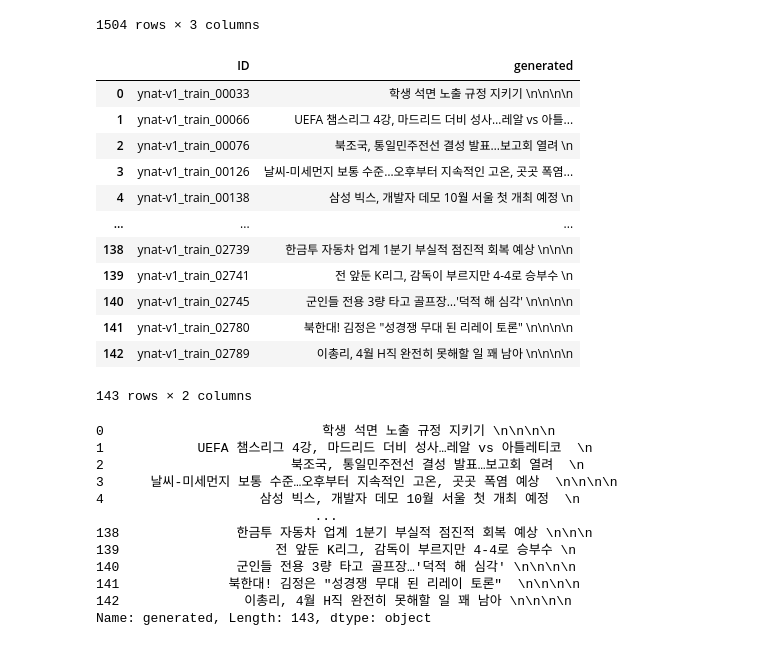
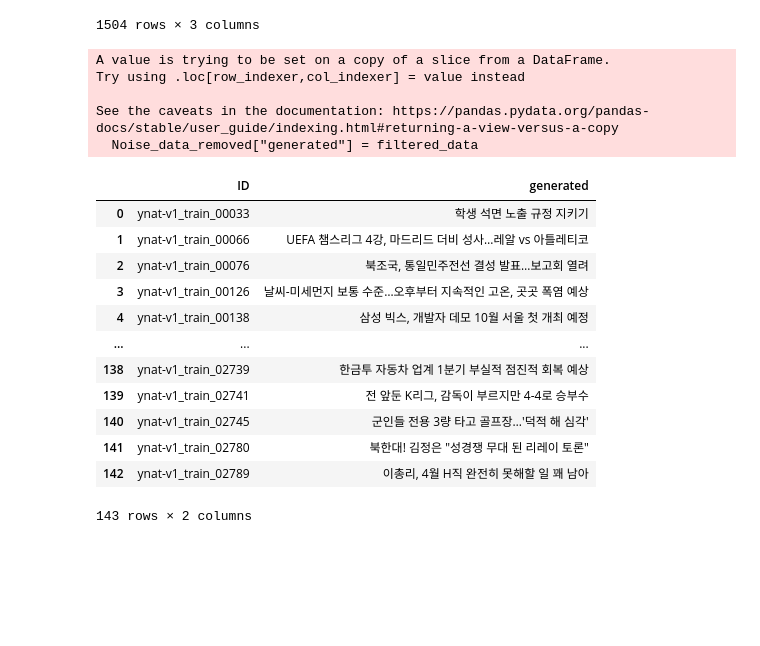
Before and after one commit to boostcampaitech7/level2-nlp-datacentric-nlp-06, a Jupyter notebook: jeonghwi/Noise_processing_under30.ipynb, the cells around one changed output. Cells and saved outputs as stored; diff of their text form; code cells hidden in the pictures; blank space fills up the shorter version.

```diff
--- a/jeonghwi/Noise_processing_under30.ipynb
+++ b/jeonghwi/Noise_processing_under30.ipynb
@@ -311,33 +311,27 @@ data
 # %%
 Noise_data_removed = pd.read_csv(os.path.join(data_path, "Noise_filtering_gemma.csv"))
 # %%
-Noise_data_removed[["ID","generated"]]
+Noise_data_removed = Noise_data_removed[["ID","generated"]]
-# %% [output]
-|  | ID | generated |
-| 0 | ynat-v1_train_00033 | 학생 석면 노출 규정 지키기 \n\n\n\n |
-| 1 | ynat-v1_train_00066 | UEFA 챔스리그 4강, 마드리드 더비 성사…레알 vs 아틀... |
-| 2 | ynat-v1_train_00076 | 북조국, 통일민주전선 결성 발표…보고회 열려 \n |
-| 3 | ynat-v1_train_00126 | 날씨-미세먼지 보통 수준…오후부터 지속적인 고온, 곳곳 폭염... |
-| 4 | ynat-v1_train_00138 | 삼성 빅스, 개발자 데모 10월 서울 첫 개최 예정 \n |
-| ... | ... | ... |
-| 138 | ynat-v1_train_02739 | 한금투 자동차 업계 1분기 부실적 점진적 회복 예상 \n\n\n |
-| 139 | ynat-v1_train_02741 | 전 앞둔 K리그, 감독이 부르지만 4-4로 승부수 \n |
-| 140 | ynat-v1_train_02745 | 군인들 전용 3량 타고 골프장…'덕적 해 심각' \n\n\n\n |
-| 141 | ynat-v1_train_02780 | 북한대! 김정은 "성경쟁 무대 된 리레이 토론" \n\n\n\n |
-| 142 | ynat-v1_train_02789 | 이총리, 4월 H직 완전히 못해할 일 꽤 남아 \n\n\n\n |
-143 rows × 2 columns
 # %%
-Noise_data_removed["generated"].apply(lambda x: x.replace("\n",""))
+filtered_data = Noise_data_removed["generated"].apply(lambda x: x.replace("\n",""))
+Noise_data_removed["generated"] = filtered_data
+Noise_data_removed
 # %% [output]
-0                            학생 석면 노출 규정 지키기 \n\n\n\n
-1            UEFA 챔스리그 4강, 마드리드 더비 성사…레알 vs 아틀레티코  \n
-2                        북조국, 통일민주전선 결성 발표…보고회 열려  \n
-3      날씨-미세먼지 보통 수준…오후부터 지속적인 고온, 곳곳 폭염 예상  \n\n\n\n
-4                    삼성 빅스, 개발자 데모 10월 서울 첫 개최 예정  \n
-                            ...
-138               한금투 자동차 업계 1분기 부실적 점진적 회복 예상 \n\n\n
-139                    전 앞둔 K리그, 감독이 부르지만 4-4로 승부수 \n
-140               군인들 전용 3량 타고 골프장…'덕적 해 심각' \n\n\n\n
-141              북한대! 김정은 "성경쟁 무대 된 리레이 토론"  \n\n\n\n
-142                이총리, 4월 H직 완전히 못해할 일 꽤 남아 \n\n\n\n
-Name: generated, Length: 143, dtype: object
+A value is trying to be set on a copy of a slice from a DataFrame.
+Try using .loc[row_indexer,col_indexer] = value instead
+
+See the caveats in the documentation: https://pandas.pydata.org/pandas-docs/stable/user_guide/indexing.html#returning-a-view-versus-a-copy
+  Noise_data_removed["generated"] = filtered_data
+|  | ID | generated |
+| 0 | ynat-v1_train_00033 | 학생 석면 노출 규정 지키기 |
+| 1 | ynat-v1_train_00066 | UEFA 챔스리그 4강, 마드리드 더비 성사…레알 vs 아틀레티코 |
+| 2 | ynat-v1_train_00076 | 북조국, 통일민주전선 결성 발표…보고회 열려 |
+| 3 | ynat-v1_train_00126 | 날씨-미세먼지 보통 수준…오후부터 지속적인 고온, 곳곳 폭염 예상 |
+| 4 | ynat-v1_train_00138 | 삼성 빅스, 개발자 데모 10월 서울 첫 개최 예정 |
+| ... | ... | ... |
+| 138 | ynat-v1_train_02739 | 한금투 자동차 업계 1분기 부실적 점진적 회복 예상 |
+| 139 | ynat-v1_train_02741 | 전 앞둔 K리그, 감독이 부르지만 4-4로 승부수 |
+| 140 | ynat-v1_train_02745 | 군인들 전용 3량 타고 골프장…'덕적 해 심각' |
+| 141 | ynat-v1_train_02780 | 북한대! 김정은 "성경쟁 무대 된 리레이 토론" |
+| 142 | ynat-v1_train_02789 | 이총리, 4월 H직 완전히 못해할 일 꽤 남아 |
+143 rows × 2 columns
```
Also changed, not shown: parts of 2 cells of this notebook, 1 other file.
